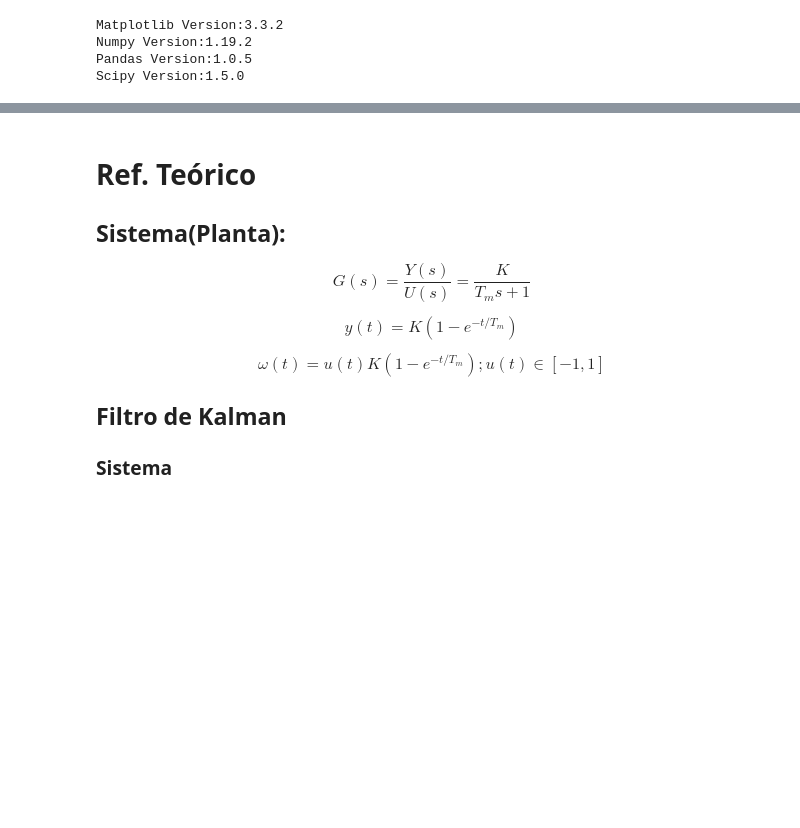
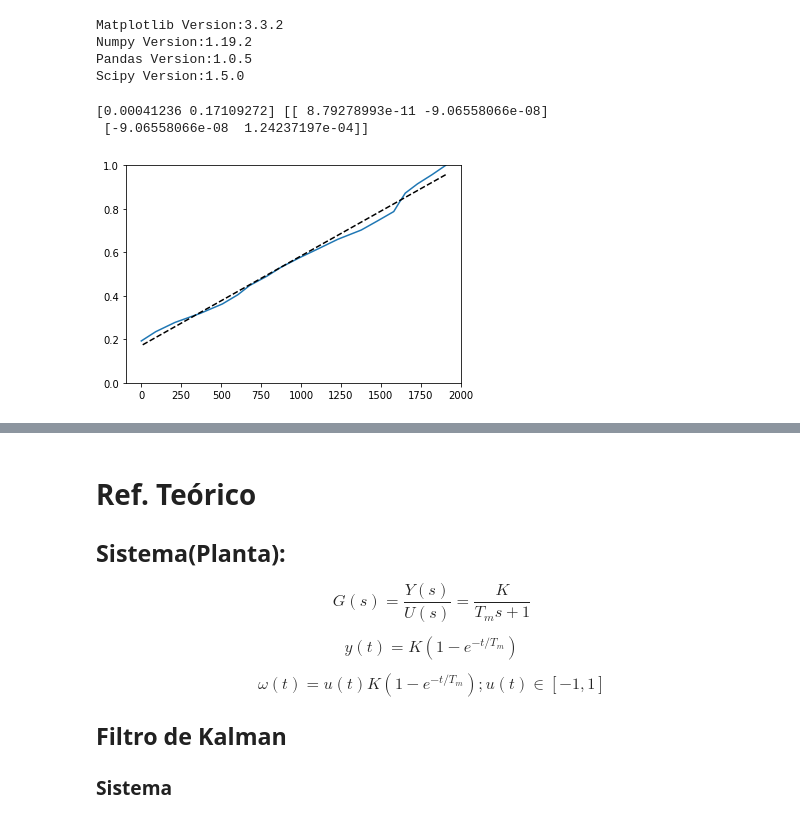
Before and after one commit to Gabriellgpc/BtController, a Jupyter notebook: notebook/analisador.ipynb, the cells around one changed output, grey strips where cells are left out. Drawn from its saved outputs; the diff is of its cells as text; code cells hidden in the pictures; blank space fills up the shorter version.

```diff
--- a/notebook/analisador.ipynb
+++ b/notebook/analisador.ipynb
@@ -18,3 +30,42 @@ Matplotlib Version:3.3.2
 Numpy Version:1.19.2
 Pandas Version:1.0.5
 Scipy Version:1.5.0
+# %%
+data = np.array([
+[1905.72803 , 1.00000],
+[1821.21313 , 0.95750],
+[1729.47572 , 0.91500],
+[1653.03481 , 0.87250],
+[1616.04560 , 0.83000],
+[1580.67555 , 0.78750],
+[1480.13788 , 0.74500],
+[1376.98560 , 0.70250],
+[1230.54941 , 0.66000],
+[1111.08493 , 0.61750],
+[989.78975 , 0.57500],
+[877.41730 , 0.53250],
+[785.88934 , 0.49000],
+[678.45646 , 0.44750],
+[604.61752 , 0.40500],
+[507.48609 , 0.36250],
+[371.34665 , 0.32000],
+[210.34399 , 0.27750],
+[90.20955 , 0.23500],
+[0.00000 , 0.19250]])
+x = data[:,0]
+y = data[:,1]
+# %%
+def line(x, a,b):
+    return x*a + b
+
+pop, pcov = curve_fit(line, x, y, bounds=([0, 0], [np.inf, 1.0]))
+print(pop,pcov)
+
+plt.plot(x,y, label='data')
+plt.plot(x,line(x,pop[0], pop[1]), '--k')
+plt.ylim([0,1])
+plt.show()
+# %% [output]
+[0.00041236 0.17109272] [[ 8.79278993e-11 -9.06558066e-08]
+ [-9.06558066e-08  1.24237197e-04]]
+[figure, added]
```
Also changed, not shown: parts of 19 cells of this notebook, 3 other files.
